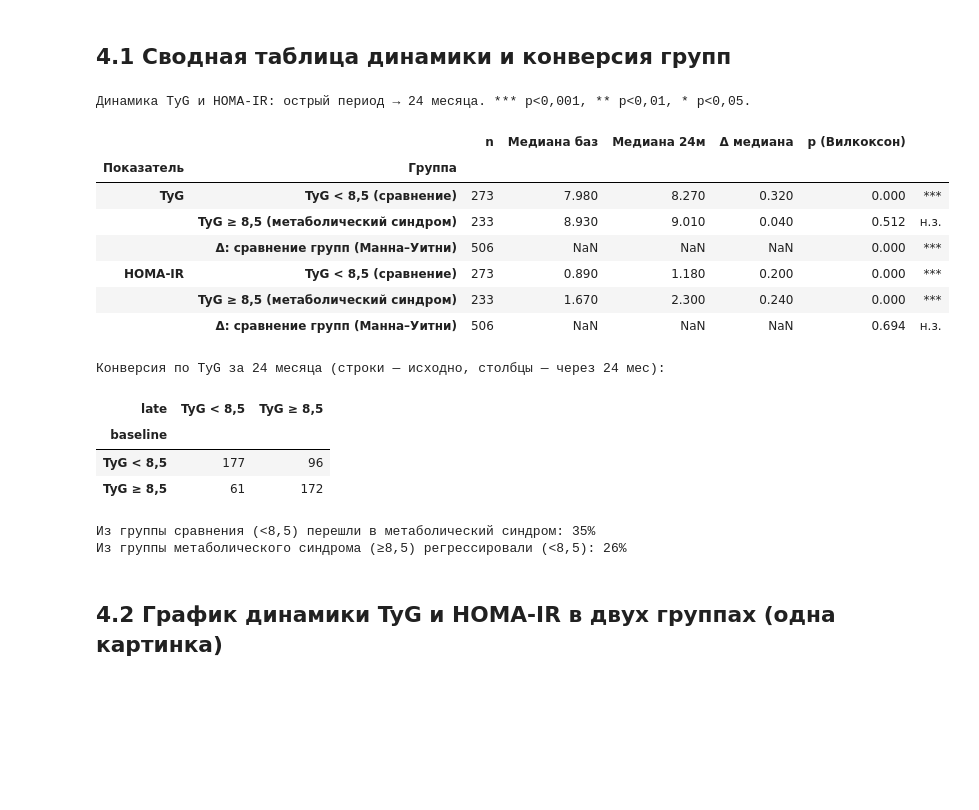
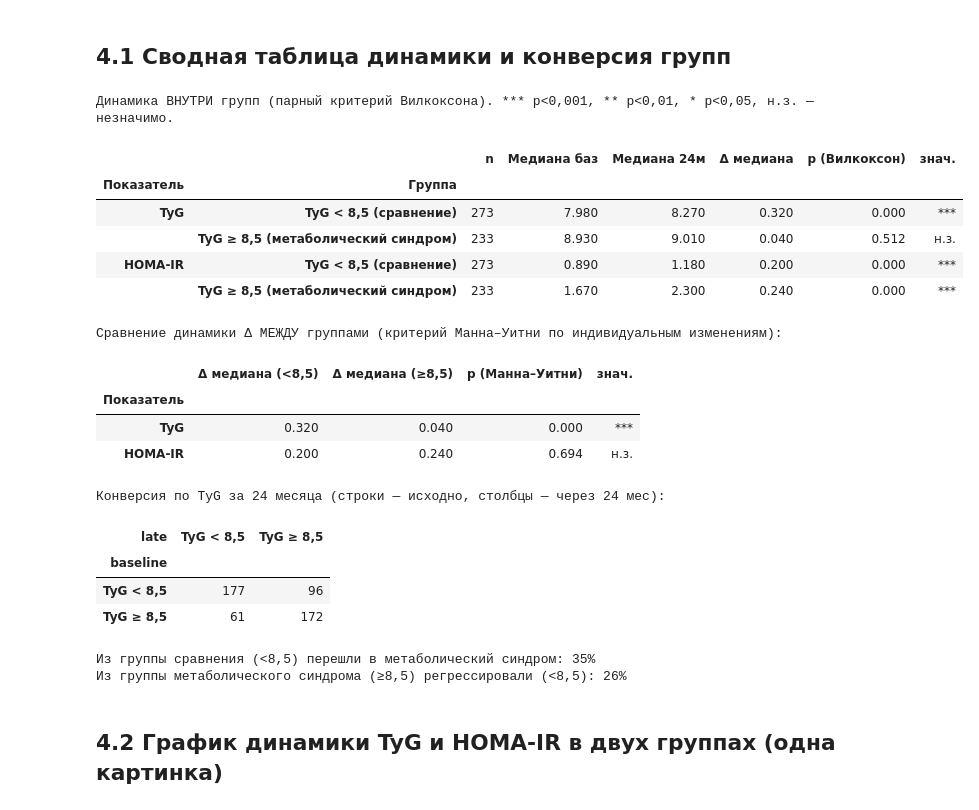
Before and after one commit to oablohin/covid-analysis, a Jupyter notebook: covid_sd.ipynb, the cells around one changed output. Drawn from its saved outputs; the diff is of its cells as text; code cells hidden in the pictures; blank space fills up the shorter version.

```diff
--- a/covid_sd.ipynb
+++ b/covid_sd.ipynb
@@ -126,7 +127,7 @@ comp = pd.DataFrame({
     'СД / эндокринные':    binz(135),
     'ССЗ / АГ (новые)':    ((num(131) > 0) | (num(142) > 0)).astype(int),   # АГ или ОНМК/ИМ
     'ЖКТ / НЖБП':          binz(145),
-    'Повторные пневмонии': binz(141),
+    'Пневмонии (2 года)':  binz(141),   # ≥1 эпизод пневмонии за 2 года наблюдения
 })
 comp_any = binz(130)                     # любое позднее осложнение
 COMPS = list(comp.columns)
@@ -272,11 +273,17 @@ for cn in COMPS + ['Любое осложнение']:
                  '95% ДИ ': (f'{aci[0]:.2f}–{aci[1]:.2f}' + (' †' if fragile else '') if not np.isnan(aor) else '—'),
                  'p ': ap})
 freq = pd.DataFrame(rows)
-freq['q (FDR)'] = np.nan
 mask4 = freq['Осложнение'].isin(COMPS)
-freq.loc[mask4, 'q (FDR)'] = multipletests(freq.loc[mask4, 'p'], method='fdr_bh')[1]
+# FDR раздельно для двух семей: сырые OR (Fisher-p) и скорректированные OR (p многофакторной модели)
+freq['q (сырое)'] = np.nan
+freq.loc[mask4, 'q (сырое)'] = multipletests(freq.loc[mask4, 'p'], method='fdr_bh')[1]
+freq['q (скоррект.)'] = np.nan
+adj_ok = mask4 & freq['p '].notna()
+if adj_ok.sum() >= 2:
+    freq.loc[adj_ok, 'q (скоррект.)'] = multipletests(freq.loc[adj_ok, 'p '], method='fdr_bh')[1]
 print('OR — шанс осложнения при TyG ≥ 8,5 относительно TyG < 8,5.')
 print('Скорректировано на возраст, пол, КТ%макс и вакцинацию.  † — мало событий (оценка неустойчива, широкий ДИ).')
+print('q (сырое) — FDR по сырым OR; q (скоррект.) — FDR по скорректированным OR (семьи контролируются раздельно).')
 display(freq.set_index('Осложнение'))
 # %% [output]
 OR — шанс осложнения при TyG ≥ 8,5 относительно TyG < 8,5.
@@ -623,58 +639,65 @@ def wilcox_p(a, b):
         return np.nan, len(pair)
     return stats.wilcoxon(pair['a'], pair['b']).pvalue, len(pair)
 
 def star(p):
     return '' if pd.isna(p) else ('***' if p < 1e-3 else '**' if p < 1e-2 else '*' if p < 5e-2 else 'н.з.')
 
-dyn_rows = []
+dyn_rows = []          # динамика внутри каждой группы (парный Вилкоксон)
+btw_rows = []          # сравнение динамики Δ между группами (Манна–Уитни)
 for m in DYN:
+    dmed = {}
     for g in GROUPS:
         mask = (G.Группа == g).values
         b, l = base_dyn[m][mask], late_dyn[m][mask]
         d = (l - b); p, n = wilcox_p(b, l)
+        dmed[g] = d.median()
         dyn_rows.append({'Показатель': m, 'Группа': GROUP_FULL[g], 'n': n,
                          'Медиана баз': b.median(), 'Медиана 24м': l.median(),
-                         'Δ медиана': d.median(), 'p (Вилкоксон)': p, '': star(p)})
-    # межгрупповое сравнение Δ
+                         'Δ медиана': d.median(), 'p (Вилкоксон)': p, 'знач.': star(p)})
     dlo = (late_dyn[m][lo_m] - base_dyn[m][lo_m]).dropna()
     dhi = (late_dyn[m][hi_m] - base_dyn[m][hi_m]).dropna()
     pbtw = stats.mannwhitneyu(dlo, dhi, alternative='two-sided').pvalue
-    dyn_rows.append({'Показатель': m, 'Группа': 'Δ: сравнение групп (Манна–Уитни)', 'n': len(dlo) + len(dhi),
-                     'Медиана баз': np.nan, 'Медиана 24м': np.nan,
-                     'Δ медиана': np.nan, 'p (Вилкоксон)': pbtw, '': star(pbtw)})
-dyn_tab = pd.DataFrame(dyn_rows)
-print('Динамика TyG и HOMA-IR: острый период → 24 месяца. *** p<0,001, ** p<0,01, * p<0,05.')
-display(dyn_tab.set_index(['Показатель', 'Группа']).round(3))
+    btw_rows.append({'Показатель': m, 'Δ медиана (<8,5)': dmed['TyG < 8,5'],
+                     'Δ медиана (≥8,5)': dmed['TyG ≥ 8,5'], 'p (Манна–Уитни)': pbtw, 'знач.': star(pbtw)})
+dyn_tab = pd.DataFrame(dyn_rows).set_index(['Показатель', 'Группа'])
+btw_tab = pd.DataFrame(btw_rows).set_index('Показатель')
+print('Динамика ВНУТРИ групп (парный критерий Вилкоксона). *** p<0,001, ** p<0,01, * p<0,05, н.з. — незначимо.')
+display(dyn_tab.round(3))
+print('\nСравнение динамики Δ МЕЖДУ группами (критерий Манна–Уитни по индивидуальным изменениям):')
+display(btw_tab.round(3))
 
 # конверсия по TyG за 24 месяца
 tyg_l, tyg_e = num(159), num(70)
 conv = pd.DataFrame({'baseline': np.where(tyg_e >= 8.5, 'TyG ≥ 8,5', 'TyG < 8,5'),
                      'late': np.where(tyg_l >= 8.5, 'TyG ≥ 8,5', 'TyG < 8,5')})
 conv = conv[tyg_l.notna() & tyg_e.notna()]
 ctab = pd.crosstab(conv['baseline'], conv['late'])
 lo_up = 100 * ctab.loc['TyG < 8,5', 'TyG ≥ 8,5'] / ctab.loc['TyG < 8,5'].sum()
 hi_down = 100 * ctab.loc['TyG ≥ 8,5', 'TyG < 8,5'] / ctab.loc['TyG ≥ 8,5'].sum()
 print('\nКонверсия по TyG за 24 месяца (строки — исходно, столбцы — через 24 мес):')
 display(ctab)
 print(f'Из группы сравнения (<8,5) перешли в метаболический синдром: {lo_up:.0f}%')
 print(f'Из группы метаболического синдрома (≥8,5) регрессировали (<8,5): {hi_down:.0f}%')
 # %% [output]
-Динамика TyG и HOMA-IR: острый период → 24 месяца. *** p<0,001, ** p<0,01, * p<0,05.
+Динамика ВНУТРИ групп (парный критерий Вилкоксона). *** p<0,001, ** p<0,01, * p<0,05, н.з. — незначимо.
-|  |  | n | Медиана баз | Медиана 24м | Δ медиана | p (Вилкоксон) |  |
+|  |  | n | Медиана баз | Медиана 24м | Δ медиана | p (Вилкоксон) | знач. |
 | Показатель | Группа |  |  |  |  |  |  |
 | TyG | TyG < 8,5 (сравнение) | 273 | 7.980 | 8.270 | 0.320 | 0.000 | *** |
 |  | TyG ≥ 8,5 (метаболический синдром) | 233 | 8.930 | 9.010 | 0.040 | 0.512 | н.з. |
-|  | Δ: сравнение групп (Манна–Уитни) | 506 | NaN | NaN | NaN | 0.000 | *** |
 | HOMA-IR | TyG < 8,5 (сравнение) | 273 | 0.890 | 1.180 | 0.200 | 0.000 | *** |
 |  | TyG ≥ 8,5 (метаболический синдром) | 233 | 1.670 | 2.300 | 0.240 | 0.000 | *** |
-|  | Δ: сравнение групп (Манна–Уитни) | 506 | NaN | NaN | NaN | 0.694 | н.з. |
-Конверсия по TyG за 24 месяца (строки — исходно, столбцы — через 24 мес):
+Сравнение динамики Δ МЕЖДУ группами (критерий Манна–Уитни по индивидуальным изменениям):
-| late | TyG < 8,5 | TyG ≥ 8,5 |
-| baseline |  |  |
-| TyG < 8,5 | 177 | 96 |
-| TyG ≥ 8,5 | 61 | 172 |
+|  | Δ медиана (<8,5) | Δ медиана (≥8,5) | p (Манна–Уитни) | знач. |
+| Показатель |  |  |  |  |
+| TyG | 0.320 | 0.040 | 0.000 | *** |
+| HOMA-IR | 0.200 | 0.240 | 0.694 | н.з. |
-Из группы сравнения (<8,5) перешли в метаболический синдром: 35%
-Из группы метаболического синдрома (≥8,5) регрессировали (<8,5): 26%
+Конверсия по TyG за 24 месяца (строки — исходно, столбцы — через 24 мес):
+| late | TyG < 8,5 | TyG ≥ 8,5 |
+| baseline |  |  |
+| TyG < 8,5 | 177 | 96 |
+| TyG ≥ 8,5 | 61 | 172 |
+Из группы сравнения (<8,5) перешли в метаболический синдром: 35%
+Из группы метаболического синдрома (≥8,5) регрессировали (<8,5): 26%
 # %% [markdown]
 ## 4.2 График динамики TyG и HOMA-IR в двух группах (одна картинка)
 # %%
```
Also changed, not shown: parts of 13 cells of this notebook, 1 other file.
